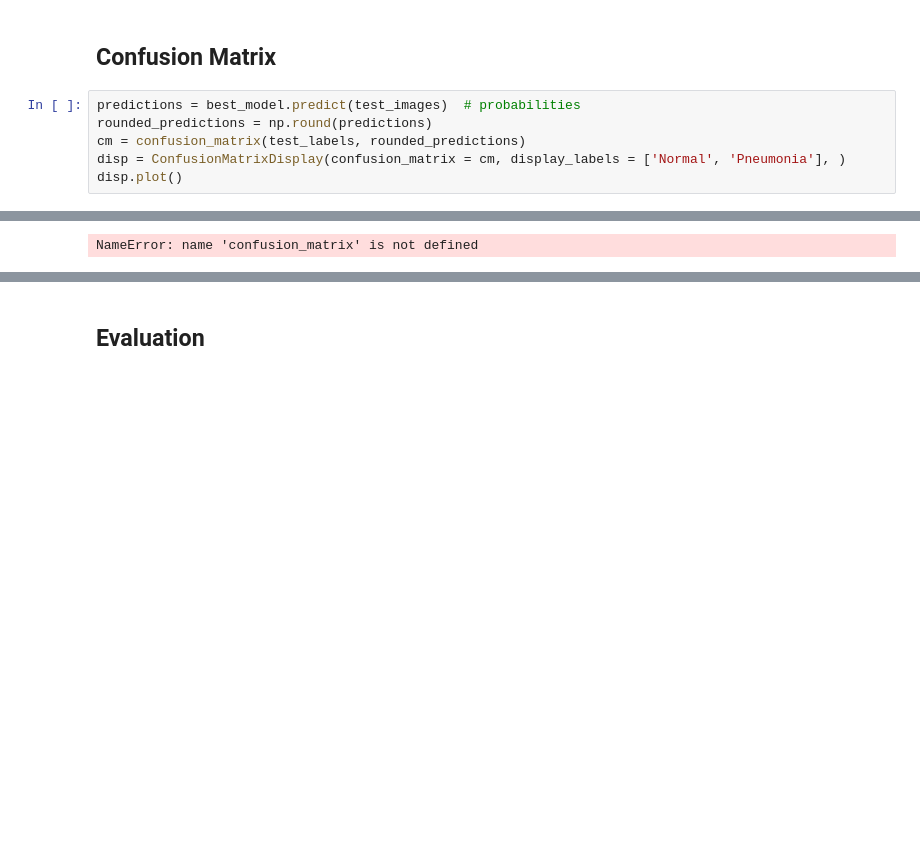
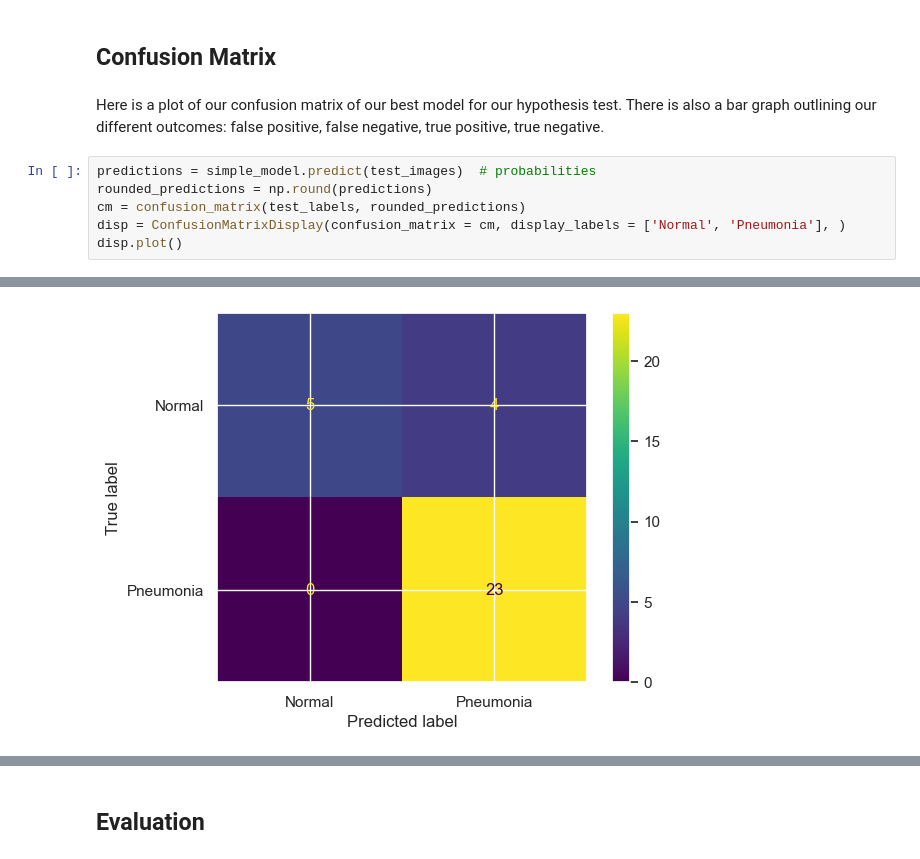
Before and after one commit to nickthetj/GroupProject4, a Jupyter notebook: notebooks/Final Notebook.ipynb, the cells around one changed output, grey strips where cells are left out. Cells and saved outputs as stored; diff of their text form; blank space fills up the shorter version.

```diff
--- a/notebooks/Final Notebook.ipynb
+++ b/notebooks/Final Notebook.ipynb
@@ -366,7 +385,9 @@ best_model.evaluate(test_set)
 # %% [markdown]
 ## Confusion Matrix
+# %% [markdown]
+Here is a plot of our confusion matrix of our best model for our hypothesis test. There is also a bar graph outlining our different outcomes: false positive, false negative, true positive, true negative.
 # %%
-predictions = best_model.predict(test_images)  # probabilities
+predictions = simple_model.predict(test_images)  # probabilities
 rounded_predictions = np.round(predictions)
 cm = confusion_matrix(test_labels, rounded_predictions)
 disp = ConfusionMatrixDisplay(confusion_matrix = cm, display_labels = ['Normal', 'Pneumonia'], )
@@ -377 +398 @@ disp.plot()
-NameError: name 'confusion_matrix' is not defined
+[figure, added]
```
Also changed, not shown: parts of 29 cells of this notebook.
